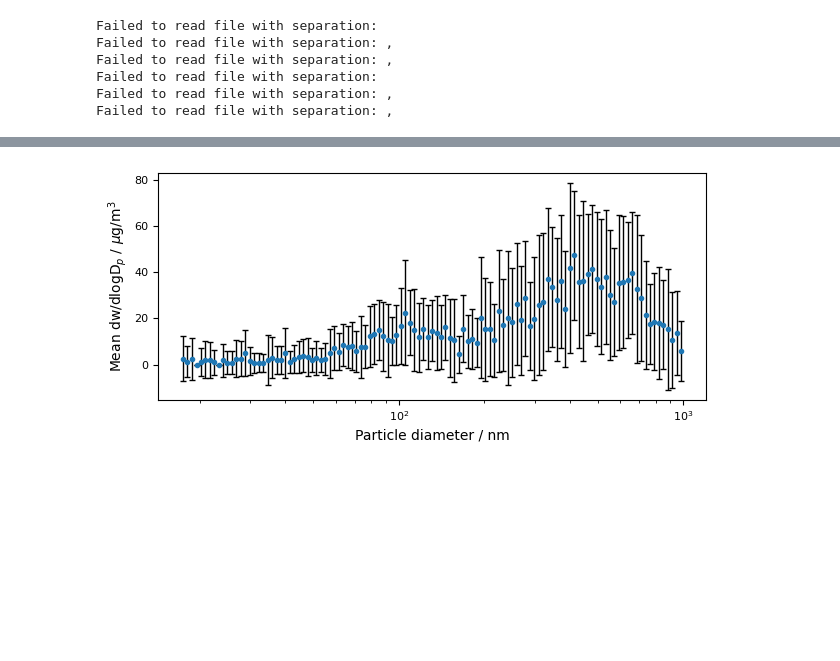
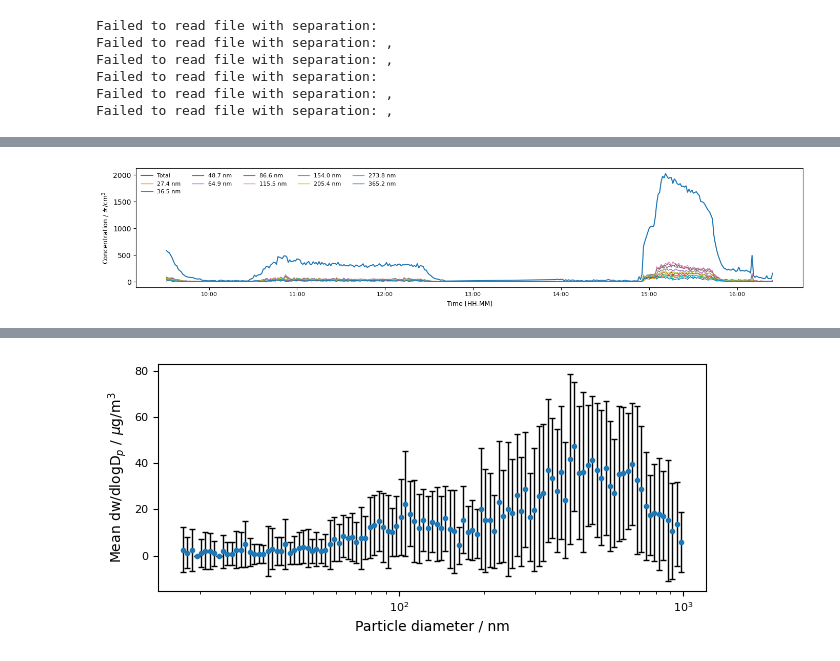
Before and after one commit to Normann25/Master-thesis, a Jupyter notebook: Lund Brake Wear/Exp1.ipynb, the cells around one changed output, grey strips where cells are left out. Saved outputs shown, nothing was run; the diff lists cells and outputs as text; code cells hidden in the pictures; blank space fills up the shorter version.

```diff
--- a/Lund Brake Wear/Exp1.ipynb
+++ b/Lund Brake Wear/Exp1.ipynb
@@ -40,0 +73,29 @@ plt.show()
+# %%
+def NanoScan_single_timeseries(ax, df, ncol):
+
+    ax.plot(df['Time'], df['Total Conc'], label = 'Total', zorder = 10)
+
+    for key in df.keys()[6:16]:
+        ax.plot(df['Time'], df[key], label = key + ' nm', lw = 1)
+
+    # Set the x-axis major formatter to a date format
+    ax.xaxis.set_major_formatter(mdates.DateFormatter("%H:%M"))
+    # Set the locator for the x-axis (optional, depending on how you want to space the ticks)
+    ax.xaxis.set_major_locator(mdates.AutoDateLocator())
+    # Rotate and format date labels
+    plt.setp(ax.xaxis.get_majorticklabels(), size = 8)
+
+    ax.set_xlabel('Time [HH:MM]', fontsize = 9)
+    ax.set_ylabel('Concentration / #/cm$^{3}$', fontsize = 9)
+
+    ax.legend(frameon = False, fontsize = 8, ncol = ncol)
+# %%
+fig, ax = plt.subplots(figsize = (14, 3))
+
+NanoScan_single_timeseries(ax, SMPS['2024-10-16_NanoScan'], 5)
+
+fig.tight_layout()
+fig.savefig('NanoScan_total_exp1.png', dpi = 600)
+plt.show()
+# %% [output]
+[figure, added]
```
Also changed, not shown: parts of 9 cells of this notebook, 9 other files.
